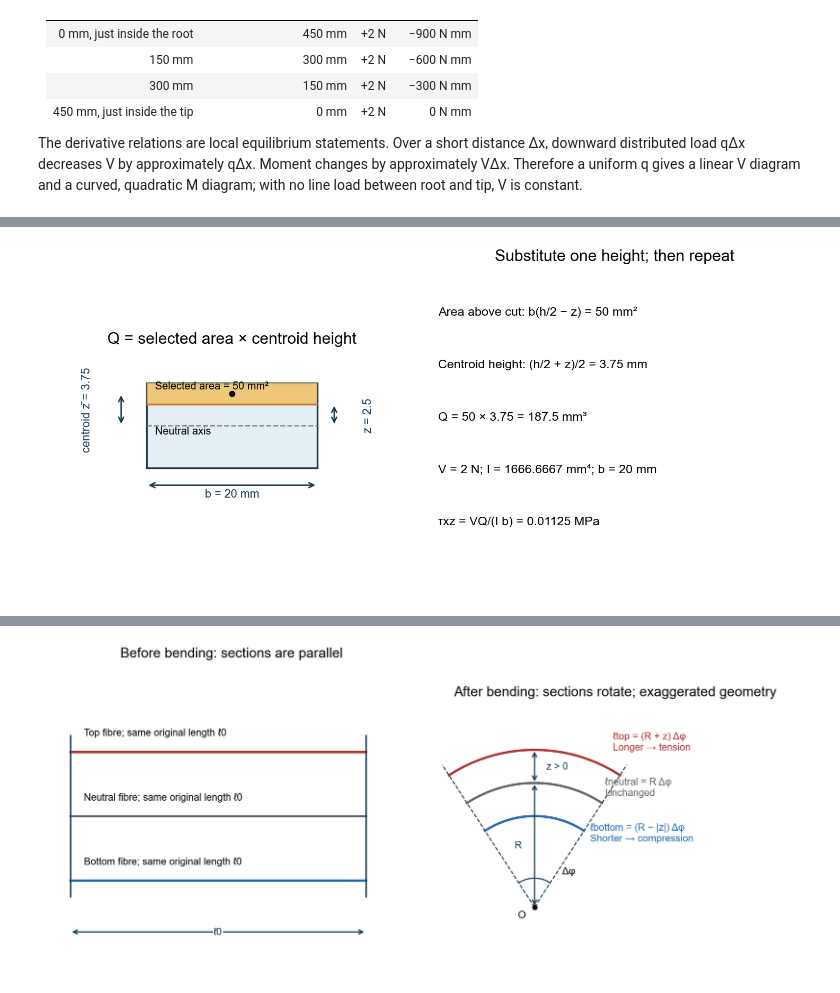
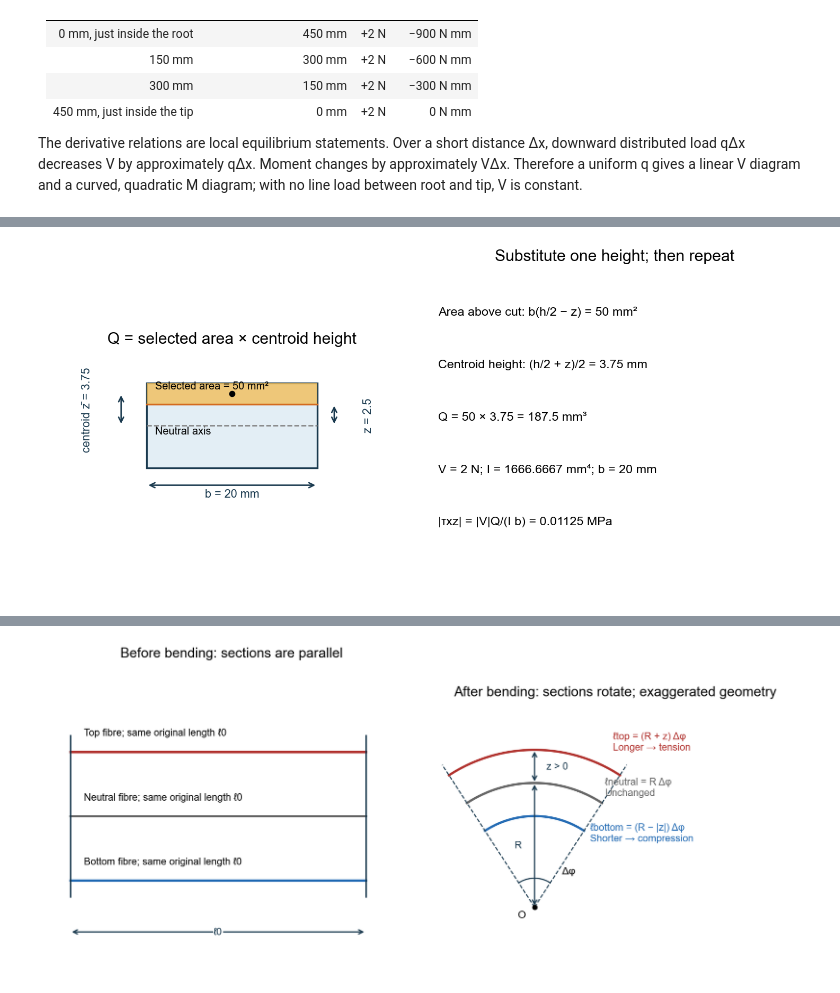
Before and after one commit to Ehsan-Roohi/Aerospace-Structures, a Jupyter notebook: notebooks/MIE446_Lecture_03_Beam_Reactions_Stress_and_Deflection.ipynb, the cells around one changed output, grey strips where cells are left out. Saved outputs shown, nothing was run; the diff lists cells and outputs as text; code cells hidden in the pictures.

```diff
--- a/notebooks/MIE446_Lecture_03_Beam_Reactions_Stress_and_Deflection.ipynb
+++ b/notebooks/MIE446_Lecture_03_Beam_Reactions_Stress_and_Deflection.ipynb
@@ -271,0 +328,18 @@ plt.show()
+# %%
+#@title Figure 1C — fixed–fixed, 2 N at the centre
+fig,ax=plt.subplots(figsize=(12,4.6),layout='constrained')
+clean_beam(ax,'Figure 1C — fixed–fixed, 2 N at the centre')
+support(ax,0,'fixed')
+support(ax,L+9,'fixed')
+arrow(ax,(L/2,45),(L/2,3));ax.text(240,43,'P = 2 N downward',fontsize=13)
+arrow(ax,(0,-27),(0,-2),'#176441');ax.text(15,-25,'RA = 1 N up',fontsize=13)
+arrow(ax,(L,-27),(L,-2),'#176441');ax.text(335,-25,'RB = 1 N up',fontsize=13)
+dimension(ax,(0,-43),(L/2,-43),'a = 225 mm',(0,-8))
+dimension(ax,(L/2,-43),(L,-43),'L − a = 225 mm',(0,-8))
+ax.text(0,-64,'A: x = 0',fontsize=12);ax.text(400,-64,'B: x = L',fontsize=12)
+ax.add_patch(FancyArrowPatch((25,20),(-30,20),connectionstyle='arc3,rad=1',arrowstyle='-|>',mutation_scale=18,color='#d46a1f',lw=2))
+ax.add_patch(FancyArrowPatch((L-25,20),(L+30,20),connectionstyle='arc3,rad=-1',arrowstyle='-|>',mutation_scale=18,color='#d46a1f',lw=2))
+ax.text(-40,52,'CA = 112.5 N mm CCW',fontsize=12,color='#d46a1f')
+ax.text(335,52,'CB = 112.5 N mm CW',fontsize=12,color='#d46a1f')
+ax.set_ylim(-75,65)
+plt.show()
@@ -427,0 +437,24 @@ At the top surface there is no area above the cut and Q = 0, so transverse shear
+# %%
+#@title Stress element — normal and tangential traction on x, y and z faces
+fig,axes=plt.subplots(1,3,figsize=(15,5.5),layout='constrained')
+proj=lambda p:np.array([p[0]-p[1],1.1*p[2]-.35*(p[0]+p[1])])
+vectors=[proj([1,0,0]),proj([0,1,0]),proj([0,0,1])]
+faces=[[[1,0,0],[1,1,0],[1,1,1],[1,0,1]],
+       [[0,1,0],[1,1,0],[1,1,1],[0,1,1]],
+       [[0,0,1],[1,0,1],[1,1,1],[0,1,1]]]
+names=['x','y','z']
+for j,ax in enumerate(axes):
+    for k,face in enumerate(faces):
+        ax.add_patch(Polygon([proj(p) for p in face],facecolor='#e4eef5' if k!=j else '#f5ddb8',edgecolor='#19394e',lw=1.5))
+    origin=proj(np.mean(faces[j],axis=0))
+    for i,vector in enumerate(vectors):
+        target=origin+.70*vector
+        arrow(ax,origin,target,'#b1322e' if i==j else '#236bb4')
+        label=('σ' if i==j else 'τ')+names[i]+names[j]
+        ax.text(*(target+.12*vector),label,color='#b1322e' if i==j else '#236bb4',ha='center',fontsize=13,
+                bbox=dict(facecolor='white',edgecolor='none',alpha=.85))
+    ax.text(-1.4,-1.02,f'Face normal: +{names[j]}',fontsize=13)
+    ax.set(xlim=(-1.8,1.8),ylim=(-1.2,1.8),title=f'{names[j]}-normal face: three traction components')
+    ax.set_aspect('equal');ax.axis('off')
+fig.suptitle('Red: perpendicular to the selected face; blue: tangent to that face',fontsize=15)
+plt.show()
@@ -428,28 +555,28 @@ At the top surface there is no area above the cut and Q = 0, so transverse shear
 # %%
 #@title Figure 4B — first moment Q uses the area above a chosen cut
 fig,axes=plt.subplots(1,2,figsize=(12,5.5),layout='constrained')
 ax=axes[0]; chosen_z=2.5
 ax.add_patch(Rectangle((-10,-5),20,10,facecolor='#e3eef5',edgecolor='#19394e',lw=2))
 ax.add_patch(Rectangle((-10,chosen_z),20,5-chosen_z,facecolor='#f1be5a',alpha=.8))
 ax.plot([-10,10],[chosen_z,chosen_z],color='#d46a1f',lw=2)
 ax.plot([-10,10],[0,0],'--',color='gray')
 ax.plot(0,3.75,'ko')
 ax.text(-9,4.3,'Selected area = 50 mm²',fontsize=12)
 ax.text(-9,-1,'Neutral axis',fontsize=12)
 dimension(ax,(12,0),(12,chosen_z),'z = 2.5',(4,0),rotation=90)
 dimension(ax,(-13,0),(-13,3.75),'centroid z̄ = 3.75',(-4,0),rotation=90)
 dimension(ax,(-10,-7),(10,-7),'b = 20 mm',(0,-1))
 ax.set(xlim=(-22,22),ylim=(-10,9),title='Q = selected area × centroid height')
 ax.set_aspect('equal');ax.axis('off')
 ax=axes[1];ax.axis('off')
 lines=['Area above cut: b(h/2 − z) = 50 mm²',
        'Centroid height: (h/2 + z)/2 = 3.75 mm',
        'Q = 50 × 3.75 = 187.5 mm³',
        'V = 2 N; I = 1666.6667 mm⁴; b = 20 mm',
-       'τxz = VQ/(I b) = 0.01125 MPa']
+       '|τxz| = |V|Q/(I b) = 0.01125 MPa']
 for j,line in enumerate(lines):
     ax.text(.03,.85-j*.16,line,transform=ax.transAxes,fontsize=14)
 ax.set_title('Substitute one height; then repeat')
 plt.show()
 # %% [output]
-[figure, old version]
+[figure, new version]
```
Also changed, not shown: parts of 65 cells of this notebook, 8 other files.
